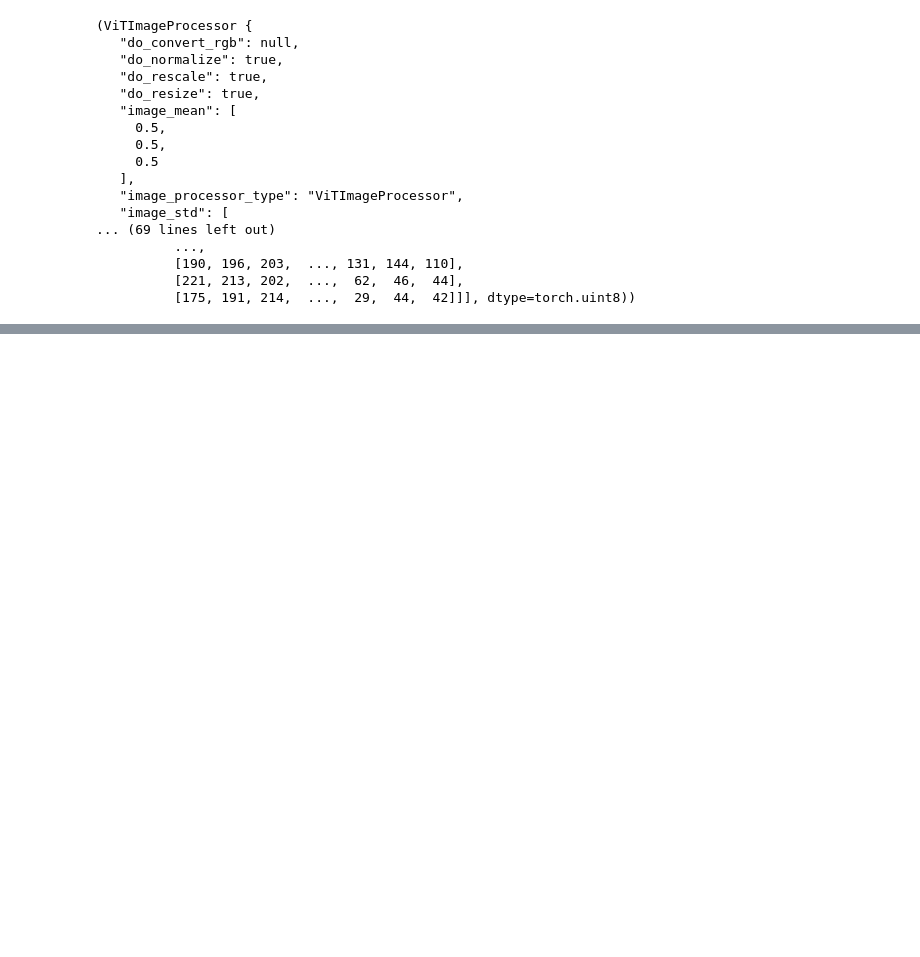
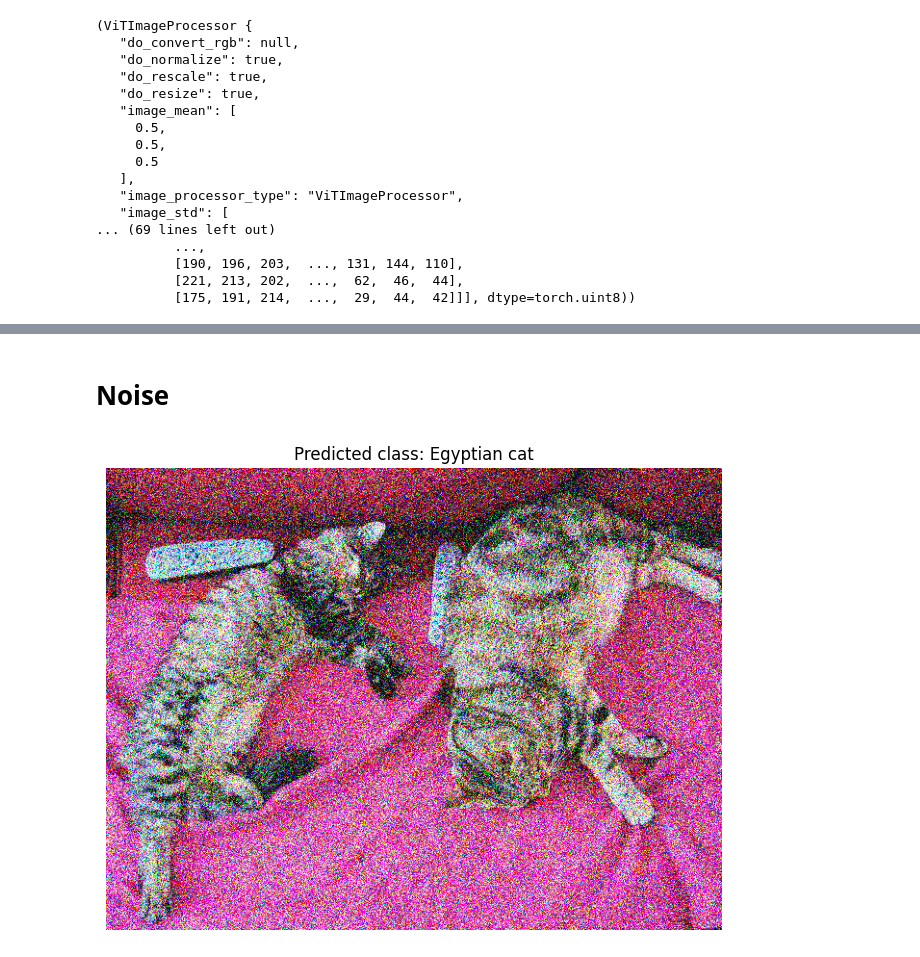
Before and after one commit to pranavgade20/aisb, a Jupyter notebook: w3d1/w3d1_answers.ipynb, the cells around one changed output, grey strips where cells are left out. Saved outputs shown, nothing was run; the diff lists cells and outputs as text; code cells hidden in the pictures; blank space fills up the shorter version.

Commit message:
noise

```diff
--- a/w3d1/w3d1_answers.ipynb
+++ b/w3d1/w3d1_answers.ipynb
@@ -61,0 +80,17 @@ def classify_image(processor, model, image):
+# %% [markdown]
+# Noise
+# %%
+processor, model, image = load_model_and_image()
+
+noise = torch.randn_like(image, dtype=torch.float32) * 100
+attack = torch.clip(image + noise.int(), 0, 255)
+
+class_idx, class_name = classify_image(processor, model, attack)
+
+plt.figure(figsize=(8, 6))
+plt.imshow(attack.numpy().transpose(1, 2, 0).astype("uint8"))
+plt.title(f"Predicted class: {class_name}")
+plt.axis("off")
+plt.show()
+# %% [output]
+[figure, added]
```
Also changed, not shown: parts of 1 cell of this notebook.
